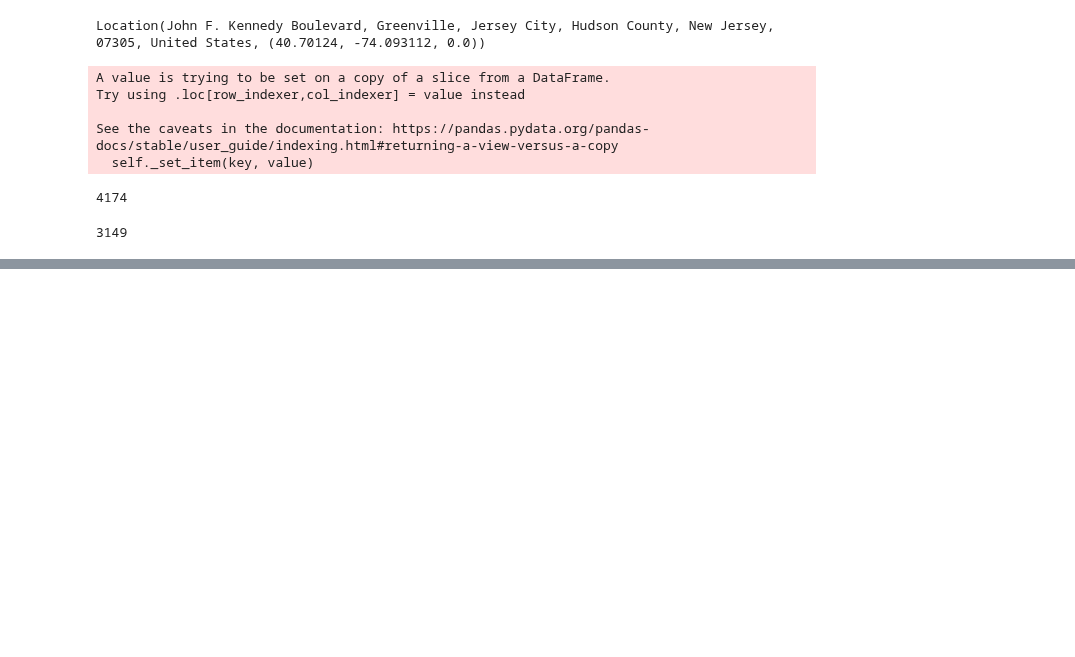
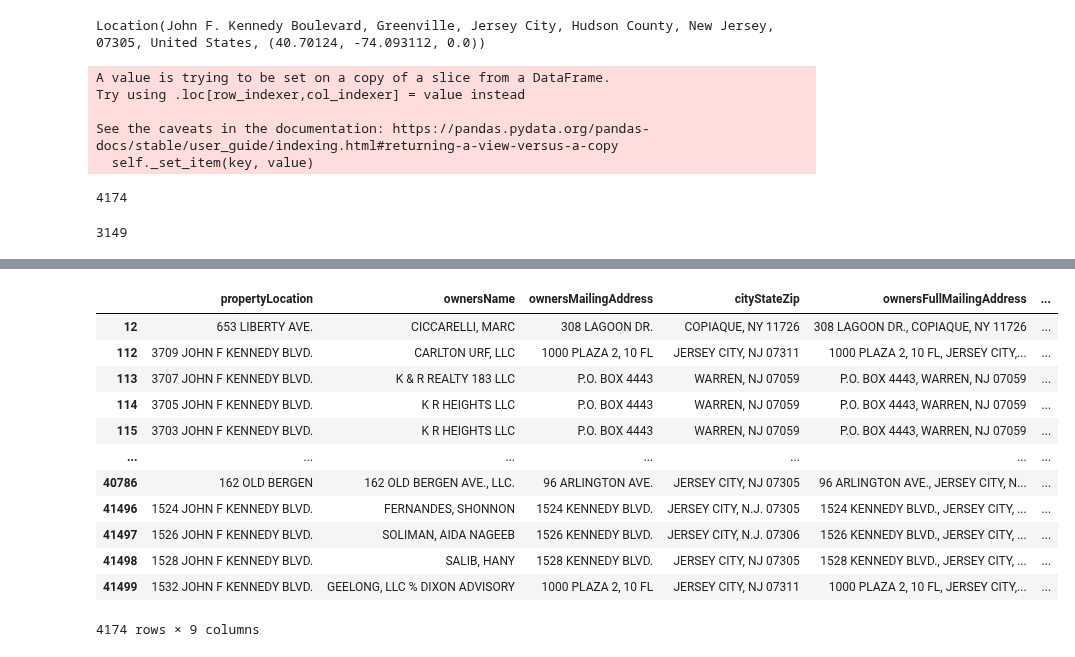
Before and after one commit to kylemichaelreaves/landlord_data, a Jupyter notebook: JC_residential.ipynb, the cells around one changed output, grey strips where cells are left out. Drawn from its saved outputs; the diff is of its cells as text; code cells hidden in the pictures; blank space fills up the shorter version.

```diff
--- a/JC_residential.ipynb
+++ b/JC_residential.ipynb
@@ -184,0 +262,18 @@ geocode_errors = [i for i,e in enumerate(errors_df.gCode) if e == None]
+# %%
+df_geocode_errors = [i for i,e in enumerate(df.gCode) if e == None]
+# %%
+df.iloc[df_geocode_errors]
+# %% [output]
+|  | propertyLocation | ownersName | ownersMailingAddress | cityStateZip | ownersFullMailingAddress | ... |
+| 12 | 653 LIBERTY AVE. | CICCARELLI, MARC | 308 LAGOON DR. | COPIAQUE, NY 11726 | 308 LAGOON DR., COPIAQUE, NY 11726 | ... |
+| 112 | 3709 JOHN F KENNEDY BLVD. | CARLTON URF, LLC | 1000 PLAZA 2, 10 FL | JERSEY CITY, NJ 07311 | 1000 PLAZA 2, 10 FL, JERSEY CITY,... | ... |
+| 113 | 3707 JOHN F KENNEDY BLVD. | K & R REALTY 183 LLC | P.O. BOX 4443 | WARREN, NJ 07059 | P.O. BOX 4443, WARREN, NJ 07059 | ... |
+| 114 | 3705 JOHN F KENNEDY BLVD. | K R HEIGHTS LLC | P.O. BOX 4443 | WARREN, NJ 07059 | P.O. BOX 4443, WARREN, NJ 07059 | ... |
+| 115 | 3703 JOHN F KENNEDY BLVD. | K R HEIGHTS LLC | P.O. BOX 4443 | WARREN, NJ 07059 | P.O. BOX 4443, WARREN, NJ 07059 | ... |
+| ... | ... | ... | ... | ... | ... | ... |
+| 40786 | 162 OLD BERGEN | 162 OLD BERGEN AVE., LLC. | 96 ARLINGTON AVE. | JERSEY CITY, NJ 07305 | 96 ARLINGTON AVE., JERSEY CITY, N... | ... |
+| 41496 | 1524 JOHN F KENNEDY BLVD. | FERNANDES, SHONNON | 1524 KENNEDY BLVD. | JERSEY CITY, N.J. 07305 | 1524 KENNEDY BLVD., JERSEY CITY, ... | ... |
+| 41497 | 1526 JOHN F KENNEDY BLVD. | SOLIMAN, AIDA NAGEEB | 1526 KENNEDY BLVD. | JERSEY CITY, N.J. 07306 | 1526 KENNEDY BLVD., JERSEY CITY, ... | ... |
+| 41498 | 1528 JOHN F KENNEDY BLVD. | SALIB, HANY | 1528 KENNEDY BLVD. | JERSEY CITY, NJ 07305 | 1528 KENNEDY BLVD., JERSEY CITY, ... | ... |
+| 41499 | 1532 JOHN F KENNEDY BLVD. | GEELONG, LLC % DIXON ADVISORY | 1000 PLAZA 2, 10 FL | JERSEY CITY, NJ 07311 | 1000 PLAZA 2, 10 FL, JERSEY CITY,... | ... |
+4174 rows × 9 columns
```
Also changed, not shown: parts of 26 cells of this notebook.
